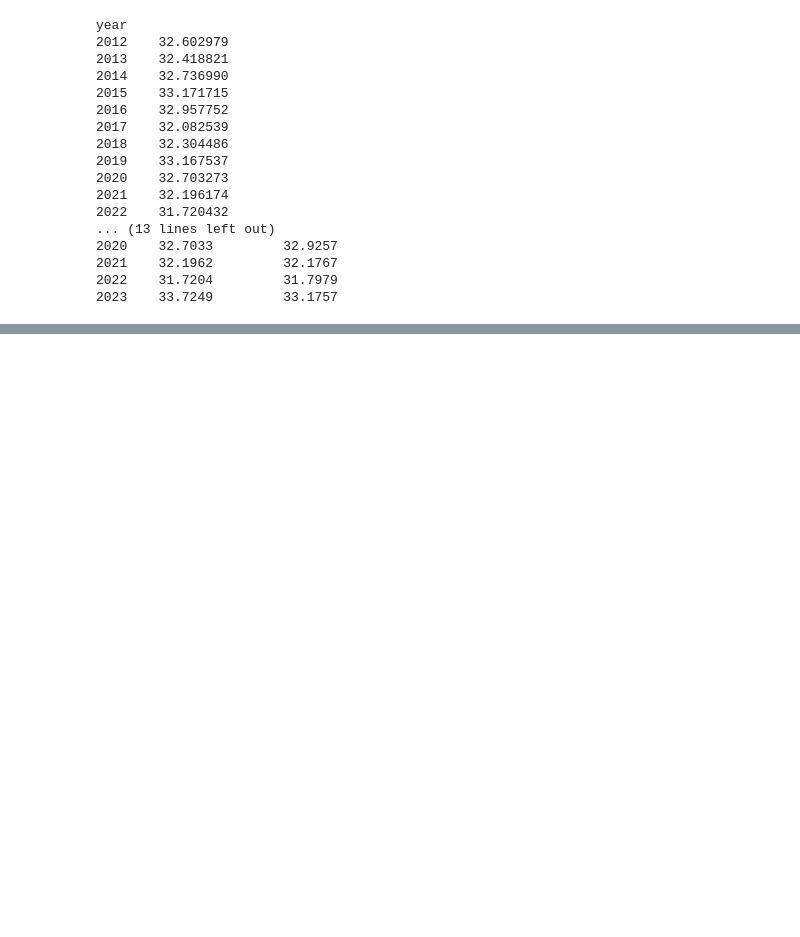
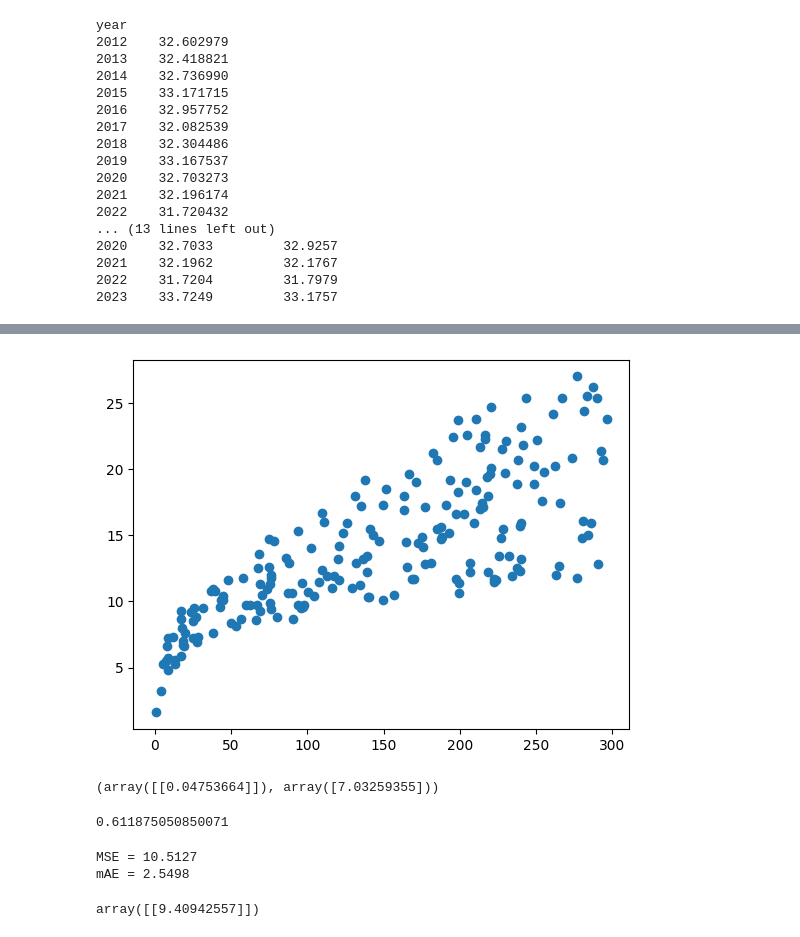
Before and after one commit to passapol146990/1204307-AI-algorithm, a Jupyter notebook: seaborn&pandas.ipynb, the cells around one changed output, grey strips where cells are left out. Saved outputs shown, nothing was run; the diff lists cells and outputs as text; code cells hidden in the pictures; blank space fills up the shorter version.

```diff
--- a/seaborn&pandas.ipynb
+++ b/seaborn&pandas.ipynb
@@ -253,3 +253,9 @@ year
 2021    32.1962         32.1767
 2022    31.7204         31.7979
 2023    33.7249         33.1757
+# %%
+import pandas as pd
+import matplotlib.pyplot as plt
+import seaborn as sns
+df = pd.read_csv('./Data/advertising.csv')
+df
@@ -255,0 +276,31 @@ year
+# %%
+x = df.TV.values.reshape(-1,1)
+y = df.Sales.values.reshape(-1,1)
+# %%
+plt.scatter(x,y)
+plt.show()
+# %% [output]
+[figure, added]
+# %%
+from sklearn.linear_model import LinearRegression
+from sklearn.metrics import mean_squared_error, mean_absolute_error
+model = LinearRegression()
+model.fit(x,y)
+model.coef_, model.intercept_
+# %% [output]
+(array([[0.04753664]]), array([7.03259355]))
+# %%
+model.score(x,y)
+# %% [output]
+0.611875050850071
+# %%
+y_predict = model.predict(x)
+print("MSE = {:.4f}".format(mean_squared_error(y, y_predict)))
+print("mAE = {:.4f}".format(mean_absolute_error(y,y_predict)))
+# %% [output]
+MSE = 10.5127
+mAE = 2.5498
+# %%
+model.predict([[50]])
+# %% [output]
+array([[9.40942557]])
```
Also changed, not shown: parts of 28 cells of this notebook.
